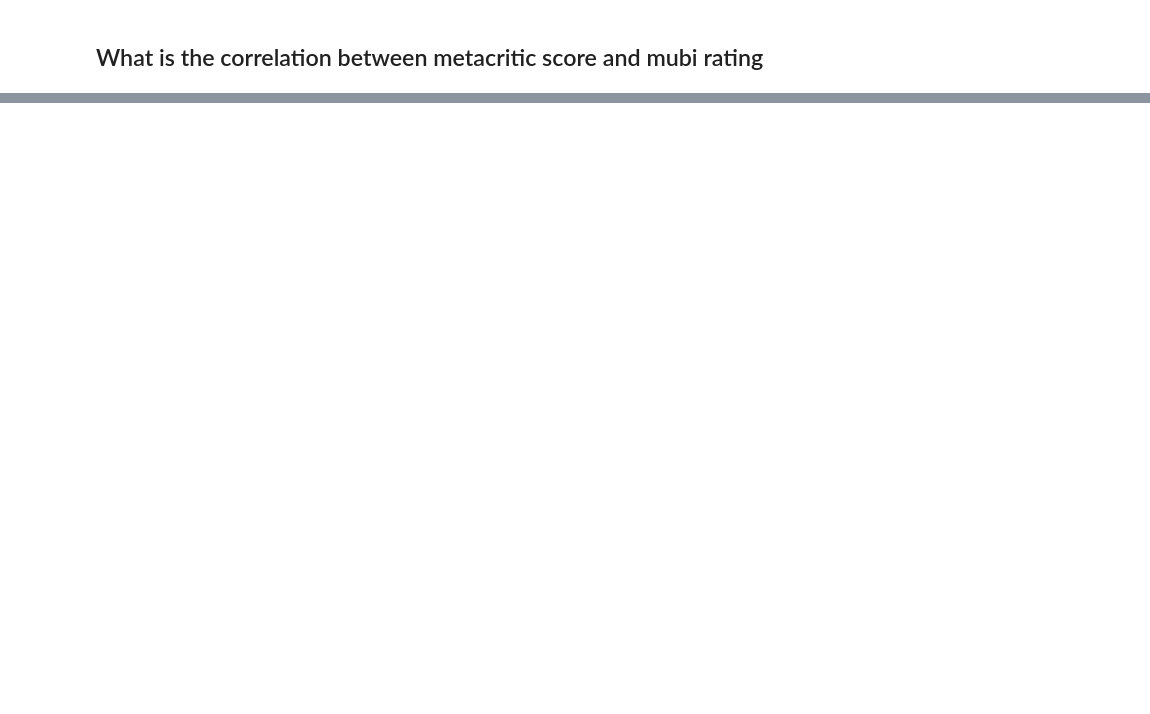
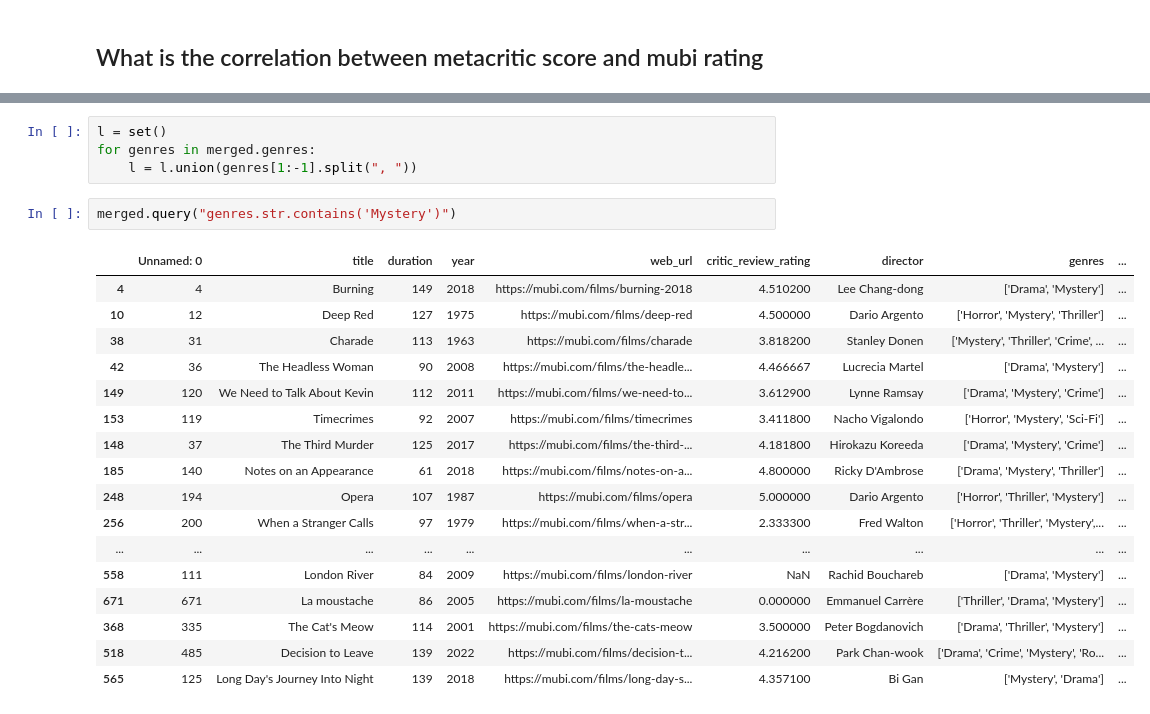
Before and after one commit to spayot/mubi_crawler, a Jupyter notebook: notebooks/mubi.ipynb, the cells around one changed output, grey strips where cells are left out. Cells and saved outputs as stored; diff of their text form; blank space fills up the shorter version.

```diff
--- a/notebooks/mubi.ipynb
+++ b/notebooks/mubi.ipynb
@@ -62,0 +147,24 @@ fig = df.plot.scatter("critic_review_rating", "meta_score")
+# %%
+l = set()
+for genres in merged.genres:
+    l = l.union(genres[1:-1].split(", "))
+# %%
+merged.query("genres.str.contains('Mystery')")
+# %% [output]
+|  | Unnamed: 0 | title | duration | year | web_url | critic_review_rating | director | genres | ... |
+| 4 | 4 | Burning | 149 | 2018 | https://mubi.com/films/burning-2018 | 4.510200 | Lee Chang-dong | ['Drama', 'Mystery'] | ... |
+| 10 | 12 | Deep Red | 127 | 1975 | https://mubi.com/films/deep-red | 4.500000 | Dario Argento | ['Horror', 'Mystery', 'Thriller'] | ... |
+| 38 | 31 | Charade | 113 | 1963 | https://mubi.com/films/charade | 3.818200 | Stanley Donen | ['Mystery', 'Thriller', 'Crime', ... | ... |
+| 42 | 36 | The Headless Woman | 90 | 2008 | https://mubi.com/films/the-headle... | 4.466667 | Lucrecia Martel | ['Drama', 'Mystery'] | ... |
+| 149 | 120 | We Need to Talk About Kevin | 112 | 2011 | https://mubi.com/films/we-need-to... | 3.612900 | Lynne Ramsay | ['Drama', 'Mystery', 'Crime'] | ... |
+| 153 | 119 | Timecrimes | 92 | 2007 | https://mubi.com/films/timecrimes | 3.411800 | Nacho Vigalondo | ['Horror', 'Mystery', 'Sci-Fi'] | ... |
+| 148 | 37 | The Third Murder | 125 | 2017 | https://mubi.com/films/the-third-... | 4.181800 | Hirokazu Koreeda | ['Drama', 'Mystery', 'Crime'] | ... |
+| 185 | 140 | Notes on an Appearance | 61 | 2018 | https://mubi.com/films/notes-on-a... | 4.800000 | Ricky D'Ambrose | ['Drama', 'Mystery', 'Thriller'] | ... |
+| 248 | 194 | Opera | 107 | 1987 | https://mubi.com/films/opera | 5.000000 | Dario Argento | ['Horror', 'Thriller', 'Mystery'] | ... |
+| 256 | 200 | When a Stranger Calls | 97 | 1979 | https://mubi.com/films/when-a-str... | 2.333300 | Fred Walton | ['Horror', 'Thriller', 'Mystery',... | ... |
+| ... | ... | ... | ... | ... | ... | ... | ... | ... | ... |
+| 558 | 111 | London River | 84 | 2009 | https://mubi.com/films/london-river | NaN | Rachid Bouchareb | ['Drama', 'Mystery'] | ... |
+| 671 | 671 | La moustache | 86 | 2005 | https://mubi.com/films/la-moustache | 0.000000 | Emmanuel Carrère | ['Thriller', 'Drama', 'Mystery'] | ... |
+| 368 | 335 | The Cat's Meow | 114 | 2001 | https://mubi.com/films/the-cats-meow | 3.500000 | Peter Bogdanovich | ['Drama', 'Thriller', 'Mystery'] | ... |
+| 518 | 485 | Decision to Leave | 139 | 2022 | https://mubi.com/films/decision-t... | 4.216200 | Park Chan-wook | ['Drama', 'Crime', 'Mystery', 'Ro... | ... |
+| 565 | 125 | Long Day's Journey Into Night | 139 | 2018 | https://mubi.com/films/long-day-s... | 4.357100 | Bi Gan | ['Mystery', 'Drama'] | ... |
```
Also changed, not shown: parts of 9 cells of this notebook, 7 other files.
